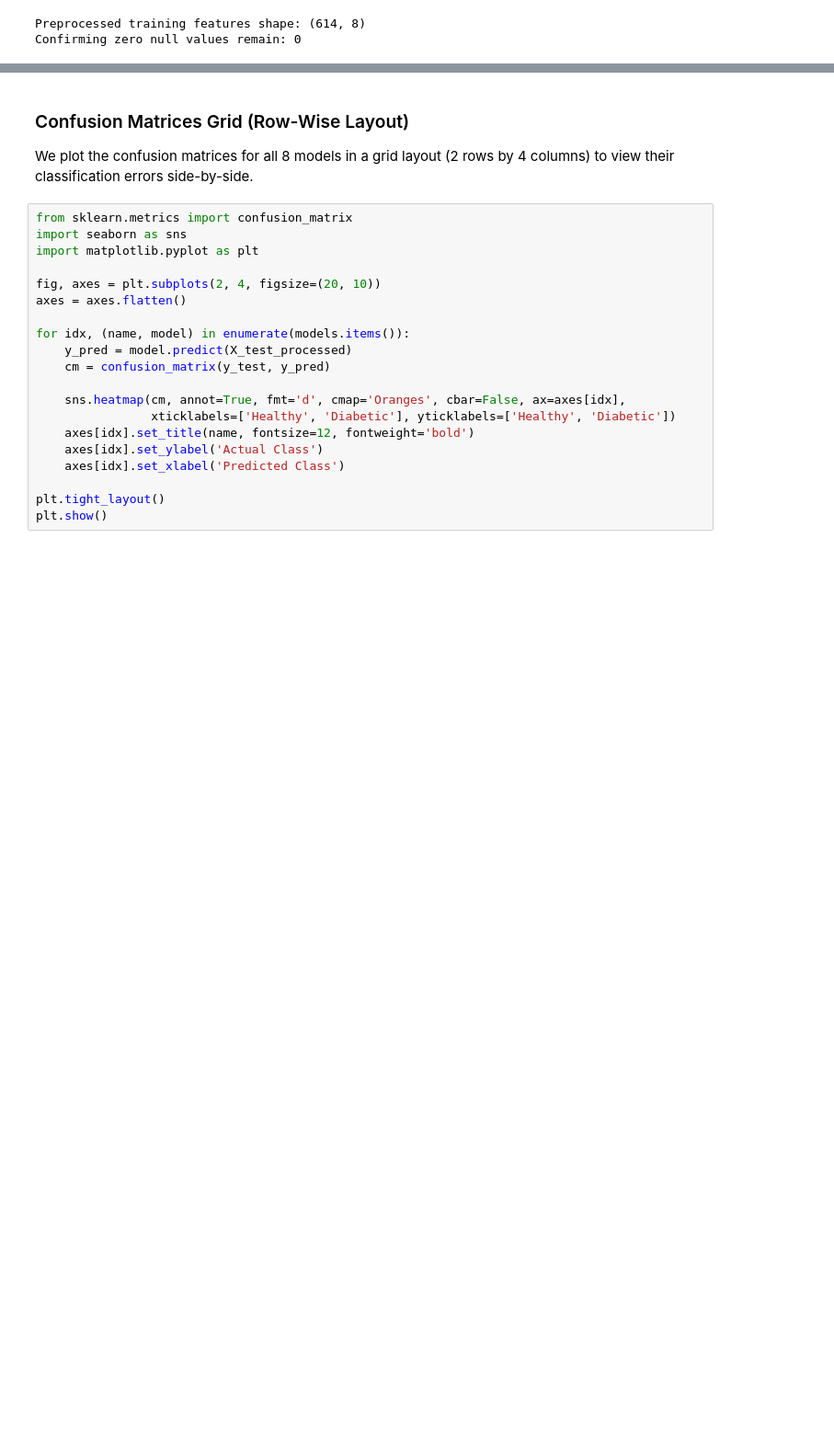
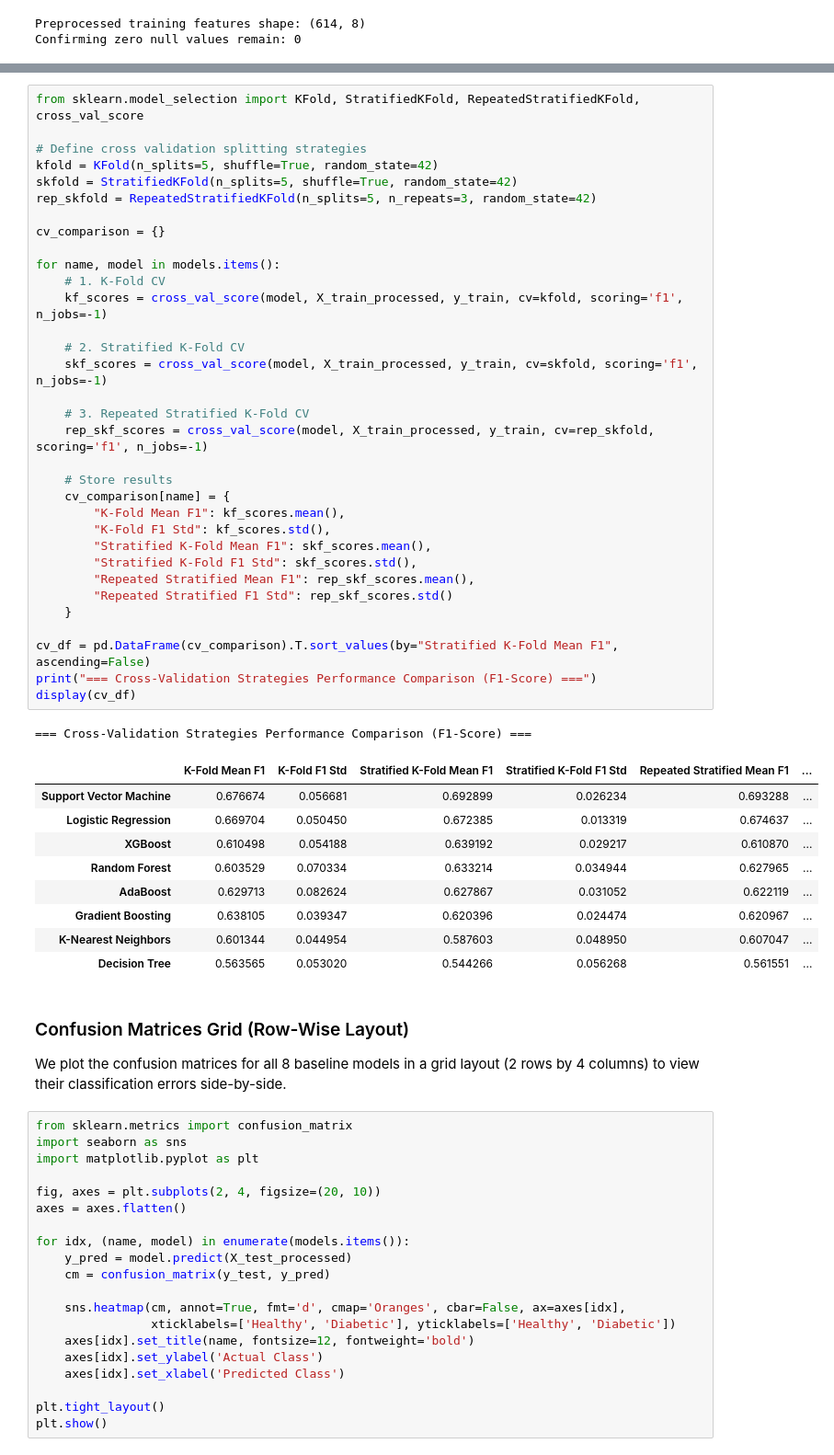
Before and after one commit to binodshahnepal/DataAnalysis, a Jupyter notebook: diabetes.ipynb, the cells around one changed output, grey strips where cells are left out. Shown at 92% size. Drawn from its saved outputs; the diff is of its cells as text; blank space fills up the shorter version.

```diff
--- a/diabetes.ipynb
+++ b/diabetes.ipynb
@@ -459,6 +490,50 @@ display(results_df)
+# %%
+from sklearn.model_selection import KFold, StratifiedKFold, RepeatedStratifiedKFold, cross_val_score
+
+# Define cross validation splitting strategies
+kfold = KFold(n_splits=5, shuffle=True, random_state=42)
+skfold = StratifiedKFold(n_splits=5, shuffle=True, random_state=42)
+rep_skfold = RepeatedStratifiedKFold(n_splits=5, n_repeats=3, random_state=42)
+
+cv_comparison = {}
+
+for name, model in models.items():
+    # 1. K-Fold CV
+    kf_scores = cross_val_score(model, X_train_processed, y_train, cv=kfold, scoring='f1', n_jobs=-1)
+
+    # 2. Stratified K-Fold CV
+    skf_scores = cross_val_score(model, X_train_processed, y_train, cv=skfold, scoring='f1', n_jobs=-1)
+
+    # 3. Repeated Stratified K-Fold CV
+    rep_skf_scores = cross_val_score(model, X_train_processed, y_train, cv=rep_skfold, scoring='f1', n_jobs=-1)
+
+    # Store results
+    cv_comparison[name] = {
+        "K-Fold Mean F1": kf_scores.mean(),
+        "K-Fold F1 Std": kf_scores.std(),
+        "Stratified K-Fold Mean F1": skf_scores.mean(),
+        "Stratified K-Fold F1 Std": skf_scores.std(),
+        "Repeated Stratified Mean F1": rep_skf_scores.mean(),
+        "Repeated Stratified F1 Std": rep_skf_scores.std()
+    }
+
+cv_df = pd.DataFrame(cv_comparison).T.sort_values(by="Stratified K-Fold Mean F1", ascending=False)
+print("=== Cross-Validation Strategies Performance Comparison (F1-Score) ===")
+display(cv_df)
+# %% [output]
+=== Cross-Validation Strategies Performance Comparison (F1-Score) ===
+|  | K-Fold Mean F1 | K-Fold F1 Std | Stratified K-Fold Mean F1 | Stratified K-Fold F1 Std | Repeated Stratified Mean F1 | ... |
+| Support Vector Machine | 0.676674 | 0.056681 | 0.692899 | 0.026234 | 0.693288 | ... |
+| Logistic Regression | 0.669704 | 0.050450 | 0.672385 | 0.013319 | 0.674637 | ... |
+| XGBoost | 0.610498 | 0.054188 | 0.639192 | 0.029217 | 0.610870 | ... |
+| Random Forest | 0.603529 | 0.070334 | 0.633214 | 0.034944 | 0.627965 | ... |
+| AdaBoost | 0.629713 | 0.082624 | 0.627867 | 0.031052 | 0.622119 | ... |
+| Gradient Boosting | 0.638105 | 0.039347 | 0.620396 | 0.024474 | 0.620967 | ... |
+| K-Nearest Neighbors | 0.601344 | 0.044954 | 0.587603 | 0.048950 | 0.607047 | ... |
+| Decision Tree | 0.563565 | 0.053020 | 0.544266 | 0.056268 | 0.561551 | ... |
 # %% [markdown]
 ### Confusion Matrices Grid (Row-Wise Layout)
-We plot the confusion matrices for all 8 models in a grid layout (2 rows by 4 columns) to view their classification errors side-by-side.
+We plot the confusion matrices for all 8 baseline models in a grid layout (2 rows by 4 columns) to view their classification errors side-by-side.
 # %%
 from sklearn.metrics import confusion_matrix
 import seaborn as sns
```
Also changed, not shown: parts of 8 cells of this notebook.
